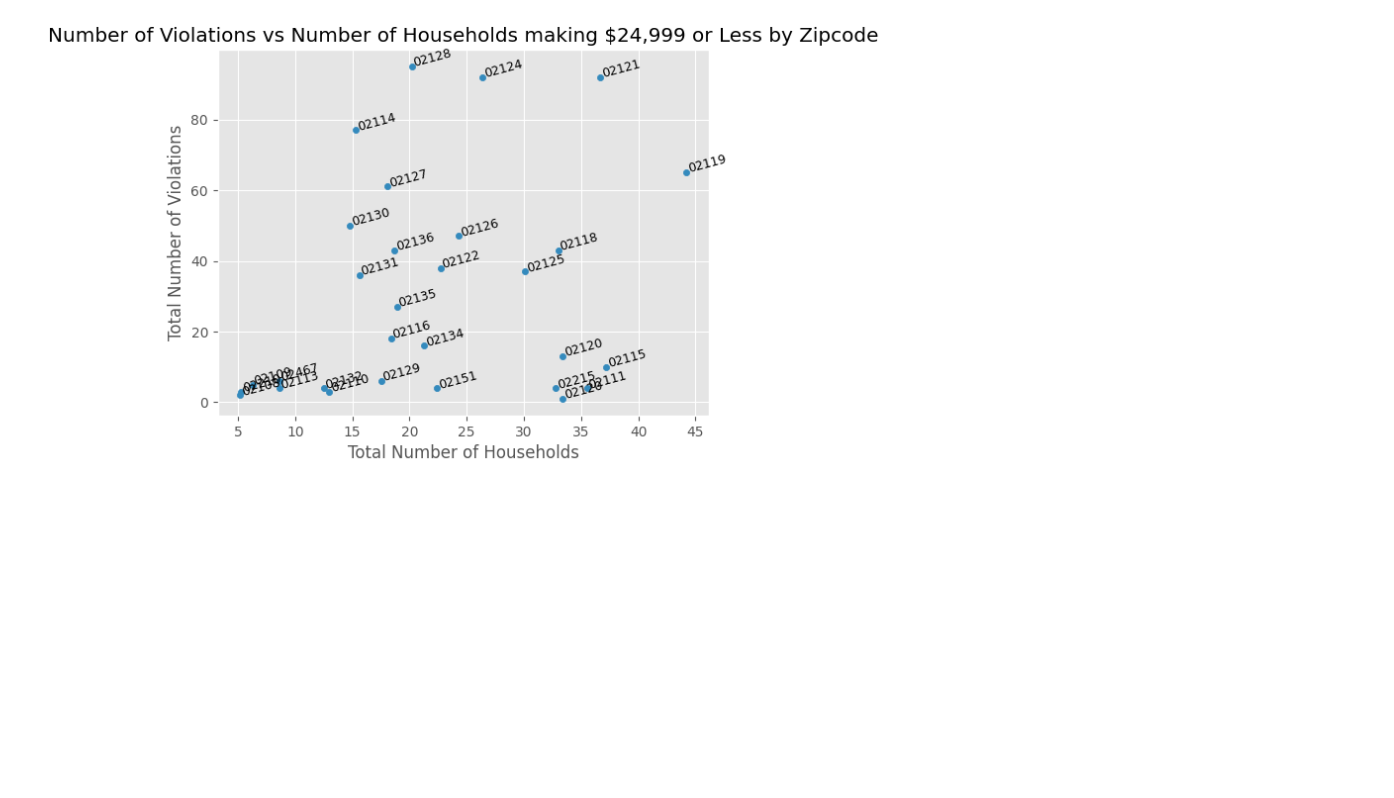
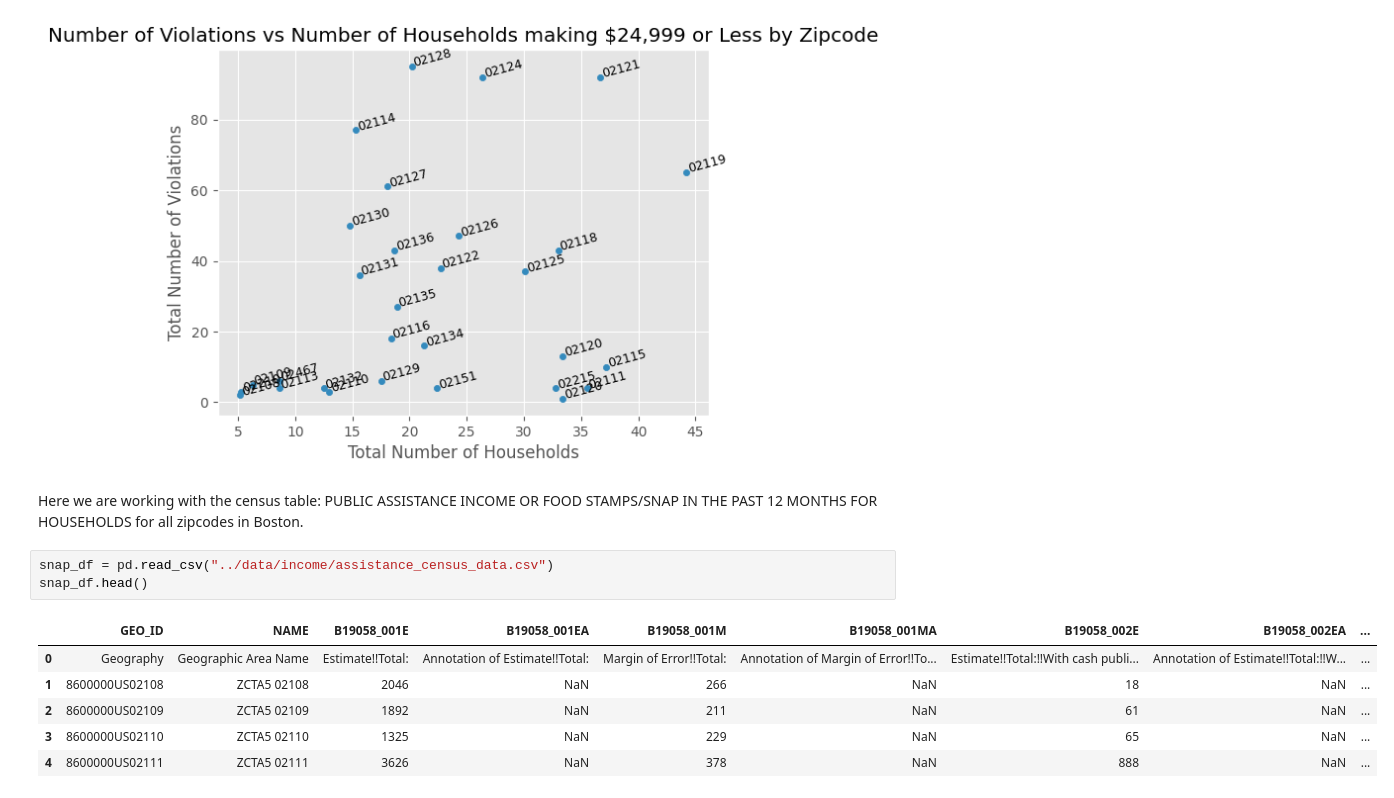
Before and after one commit to BU-Spark/ds-councilor-breadon-bad-landlords2, a Jupyter notebook: spring23-team-3/analysis/income_demographics.ipynb, the cells around one changed output. Cells and saved outputs as stored; diff of their text form; blank space fills up the shorter version.

```diff
--- a/spring23-team-3/analysis/income_demographics.ipynb
+++ b/spring23-team-3/analysis/income_demographics.ipynb
@@ -131,3 +131,15 @@ for i, txt in enumerate(income_violations_zip['Location']):
 plt.show()
 # %% [output]
 [figure]
+# %% [markdown]
+Here we are working with the census table: PUBLIC ASSISTANCE INCOME OR FOOD STAMPS/SNAP IN THE PAST 12 MONTHS FOR HOUSEHOLDS for all zipcodes in Boston.
+# %%
+snap_df = pd.read_csv("../data/income/assistance_census_data.csv")
+snap_df.head()
+# %% [output]
+|  | GEO_ID | NAME | B19058_001E | B19058_001EA | B19058_001M | B19058_001MA | B19058_002E | B19058_002EA | ... |
+| 0 | Geography | Geographic Area Name | Estimate!!Total: | Annotation of Estimate!!Total: | Margin of Error!!Total: | Annotation of Margin of Error!!To... | Estimate!!Total:!!With cash publi... | Annotation of Estimate!!Total:!!W... | ... |
+| 1 | 8600000US02108 | ZCTA5 02108 | 2046 | NaN | 266 | NaN | 18 | NaN | ... |
+| 2 | 8600000US02109 | ZCTA5 02109 | 1892 | NaN | 211 | NaN | 61 | NaN | ... |
+| 3 | 8600000US02110 | ZCTA5 02110 | 1325 | NaN | 229 | NaN | 65 | NaN | ... |
+| 4 | 8600000US02111 | ZCTA5 02111 | 3626 | NaN | 378 | NaN | 888 | NaN | ... |
```
Also changed, not shown: parts of 6 cells of this notebook.
